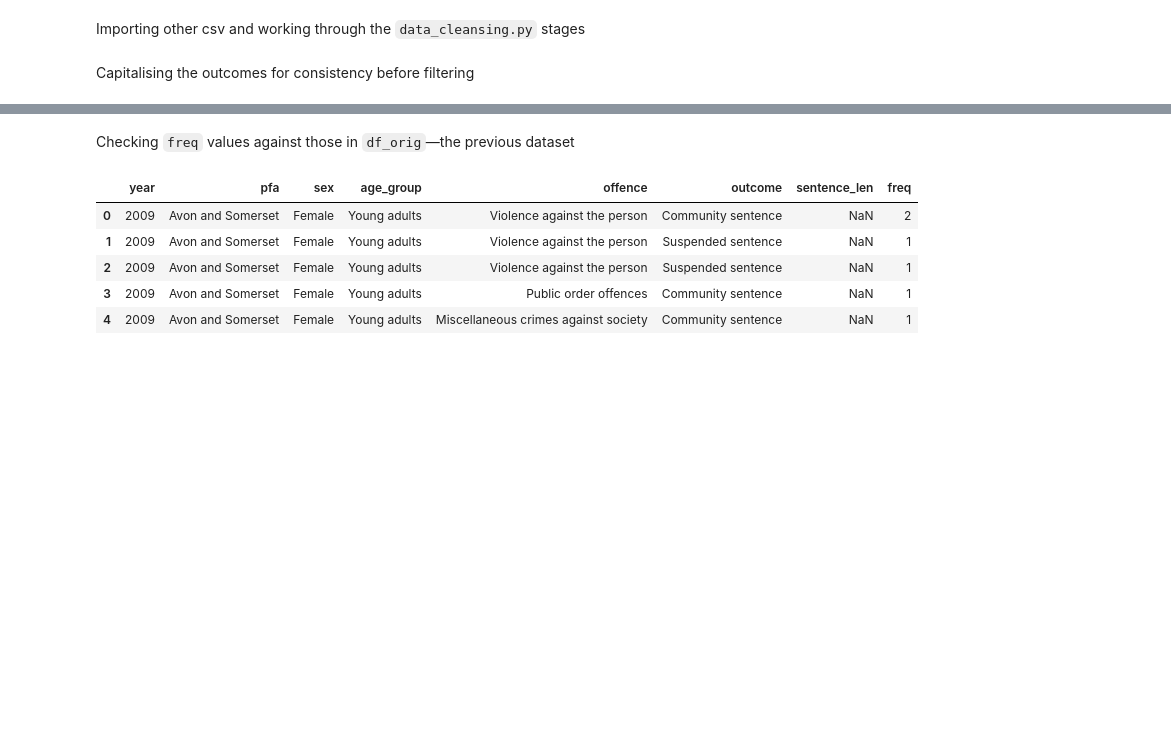
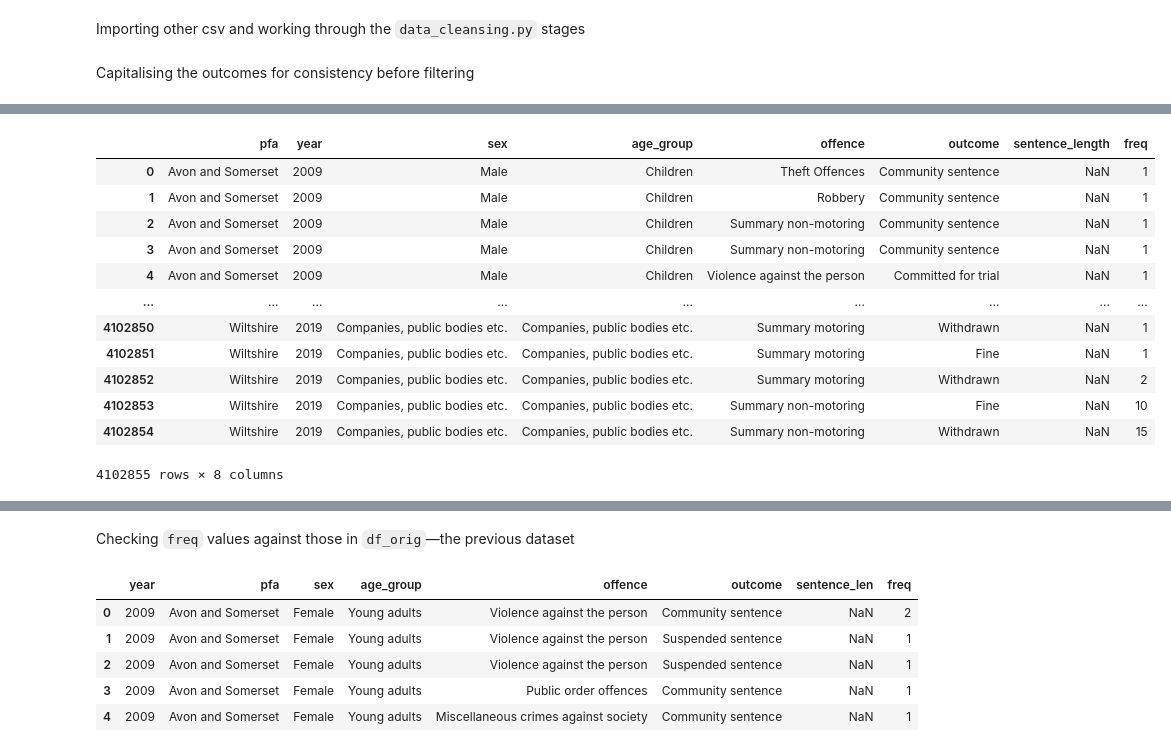
Before and after one commit to Prison-Reform-Trust/womens-imprisonment-PFA, a Jupyter notebook: notebooks/2022_data_match_testing.ipynb, the cells around one changed output, grey strips where cells are left out. Drawn from its saved outputs; the diff is of its cells as text; code cells hidden in the pictures; blank space fills up the shorter version.

Commit message:
QA testing for updated 2022 data

```diff
--- a/notebooks/2022_data_match_testing.ipynb
+++ b/notebooks/2022_data_match_testing.ipynb
@@ -414,0 +423,5 @@ women_dataset.to_csv('data/interim/TESTING_PFA_2010-22_women_cust_comm_sus.csv',
+# %%
+# 2. Court outcomes by police force area 2009–2019 (from: https://assets.publishing.service.gov.uk/government/uploads/system/uploads/attachment_data/file/888561/csvs-behind-data-tools-2-2019.zip)
+cols_2009 =['Police Force Area', 'Year of Appearance', 'Sex', 'Age Group', 'Offence Group', 'Outcome', 'Custodial Sentence Length','Count']
+df_2009 = utils.loadData('../womens-pfa-analysis/data/external/court-outcomes-by-PFA-2019.csv', cols=cols_2009)
+df_2009
@@ -414,0 +455,16 @@ women_dataset.to_csv('data/interim/TESTING_PFA_2010-22_women_cust_comm_sus.csv',
+# %%
+df_2009
+# %% [output]
+|  | pfa | year | sex | age_group | offence | outcome | sentence_length | freq |
+| 0 | Avon and Somerset | 2009 | Male | Children | Theft Offences | Community sentence | NaN | 1 |
+| 1 | Avon and Somerset | 2009 | Male | Children | Robbery | Community sentence | NaN | 1 |
+| 2 | Avon and Somerset | 2009 | Male | Children | Summary non-motoring | Community sentence | NaN | 1 |
+| 3 | Avon and Somerset | 2009 | Male | Children | Summary non-motoring | Community sentence | NaN | 1 |
+| 4 | Avon and Somerset | 2009 | Male | Children | Violence against the person | Committed for trial | NaN | 1 |
+| ... | ... | ... | ... | ... | ... | ... | ... | ... |
+| 4102850 | Wiltshire | 2019 | Companies, public bodies etc. | Companies, public bodies etc. | Summary motoring | Withdrawn | NaN | 1 |
+| 4102851 | Wiltshire | 2019 | Companies, public bodies etc. | Companies, public bodies etc. | Summary motoring | Fine | NaN | 1 |
+| 4102852 | Wiltshire | 2019 | Companies, public bodies etc. | Companies, public bodies etc. | Summary motoring | Withdrawn | NaN | 2 |
+| 4102853 | Wiltshire | 2019 | Companies, public bodies etc. | Companies, public bodies etc. | Summary non-motoring | Fine | NaN | 10 |
+| 4102854 | Wiltshire | 2019 | Companies, public bodies etc. | Companies, public bodies etc. | Summary non-motoring | Withdrawn | NaN | 15 |
+4102855 rows × 8 columns
```
Also changed, not shown: parts of 16 cells of this notebook.
